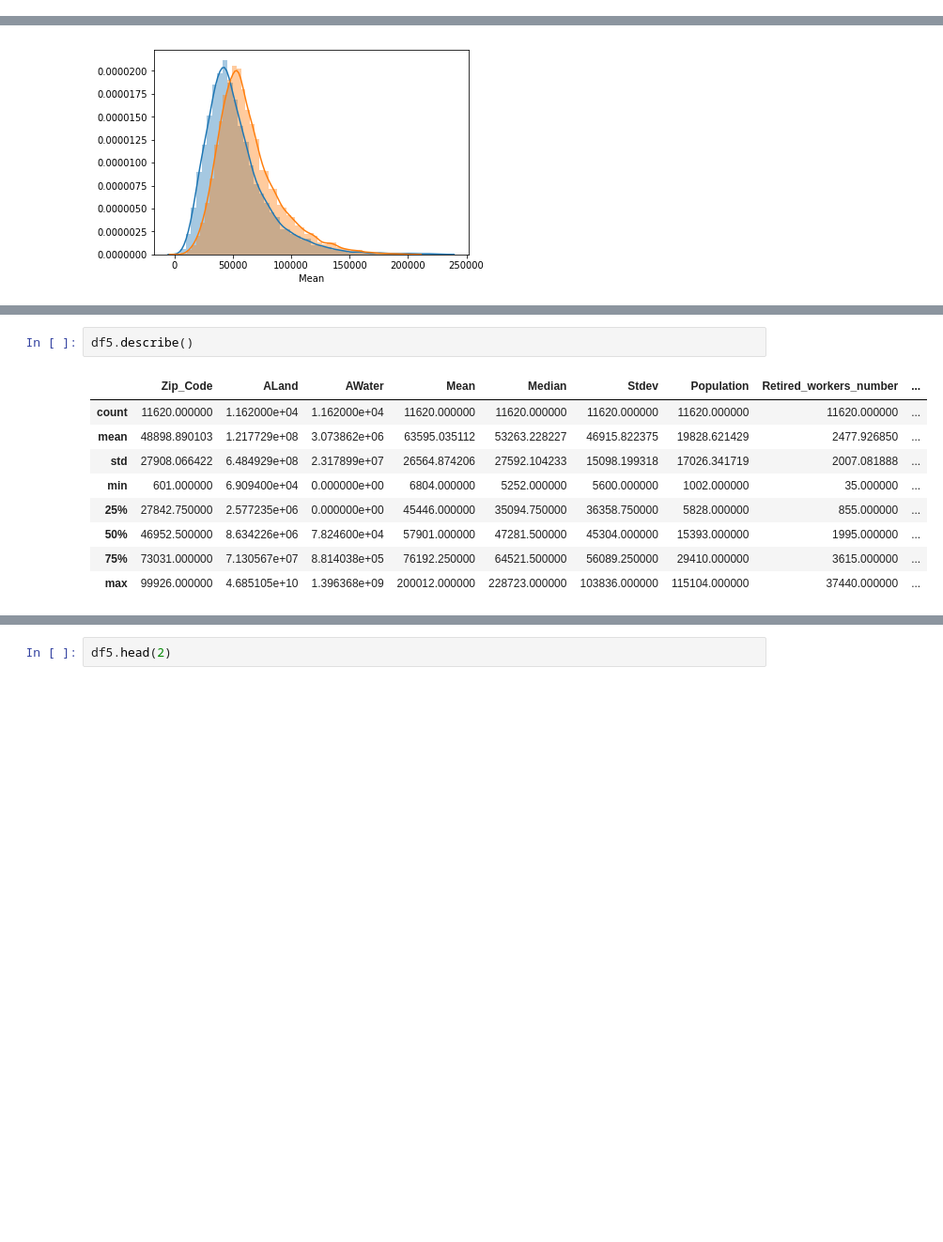
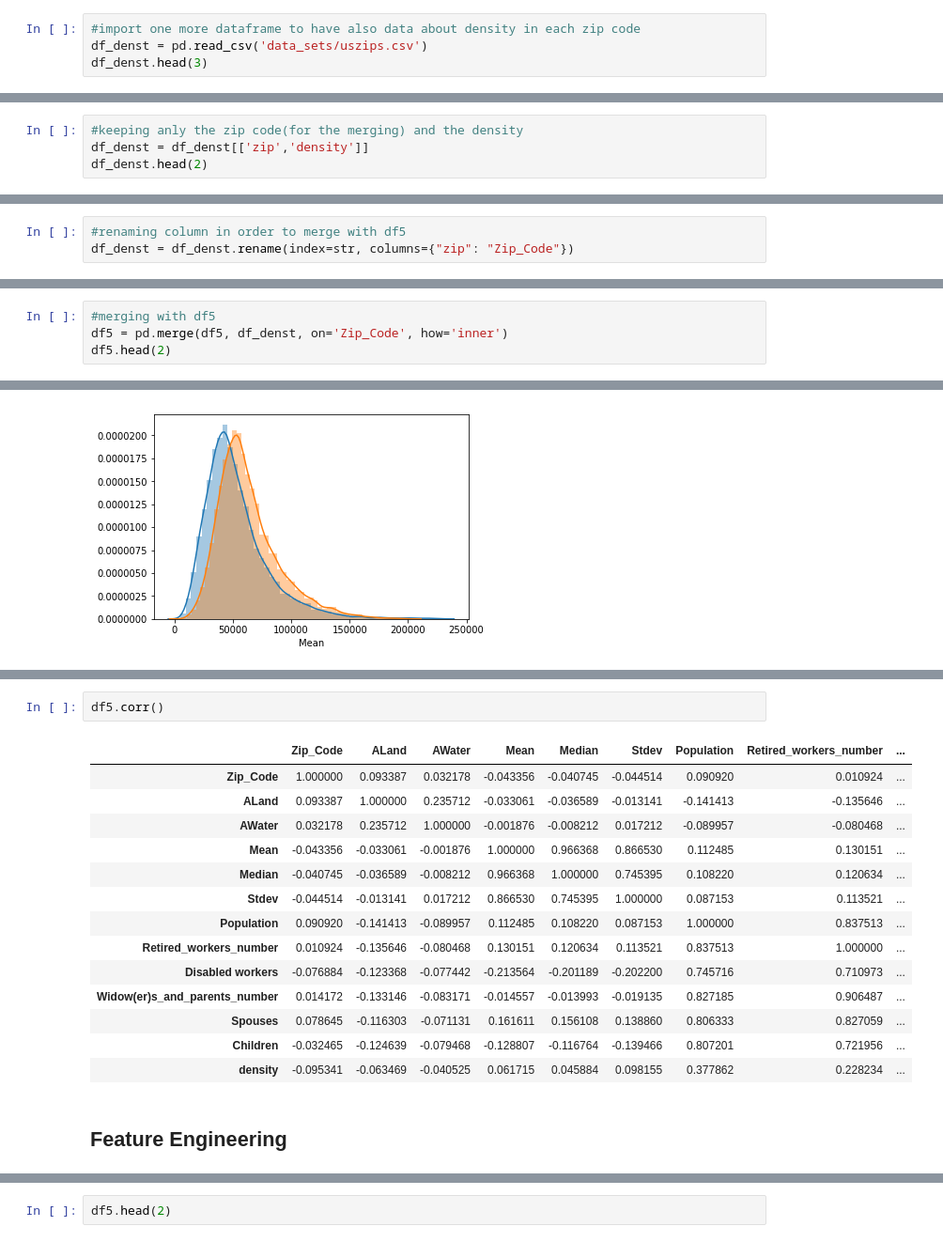
Before and after one commit to omerhakim/Prediction-of-Median-Income-in-the-US, a Jupyter notebook: Mod_3_project.ipynb, the cells around one changed output, grey strips where cells are left out. Shown: that part at 94% size. Saved outputs shown, nothing was run; the diff lists cells and outputs as text; blank space fills up the shorter version.

```diff
--- a/Mod_3_project.ipynb
+++ b/Mod_3_project.ipynb
@@ -282,0 +343,4 @@ memory usage: 1.7+ MB
+# %%
+#import one more dataframe to have also data about density in each zip code
+df_denst = pd.read_csv('data_sets/uszips.csv')
+df_denst.head(3)
@@ -282,0 +352,4 @@ memory usage: 1.7+ MB
+# %%
+#keeping anly the zip code(for the merging) and the density
+df_denst = df_denst[['zip','density']]
+df_denst.head(2)
@@ -282,0 +360,3 @@ memory usage: 1.7+ MB
+# %%
+#renaming column in order to merge with df5
+df_denst = df_denst.rename(index=str, columns={"zip": "Zip_Code"})
@@ -282,0 +373,4 @@ memory usage: 1.7+ MB
+# %%
+#merging with df5
+df5 = pd.merge(df5, df_denst, on='Zip_Code', how='inner')
+df5.head(2)
@@ -349,13 +462,20 @@ Name: Type, dtype: int64
 # %%
-df5.describe()
+df5.corr()
 # %% [output]
 |  | Zip_Code | ALand | AWater | Mean | Median | Stdev | Population | Retired_workers_number | ... |
-| count | 11620.000000 | 1.162000e+04 | 1.162000e+04 | 11620.000000 | 11620.000000 | 11620.000000 | 11620.000000 | 11620.000000 | ... |
-| mean | 48898.890103 | 1.217729e+08 | 3.073862e+06 | 63595.035112 | 53263.228227 | 46915.822375 | 19828.621429 | 2477.926850 | ... |
-| std | 27908.066422 | 6.484929e+08 | 2.317899e+07 | 26564.874206 | 27592.104233 | 15098.199318 | 17026.341719 | 2007.081888 | ... |
-| min | 601.000000 | 6.909400e+04 | 0.000000e+00 | 6804.000000 | 5252.000000 | 5600.000000 | 1002.000000 | 35.000000 | ... |
-| 25% | 27842.750000 | 2.577235e+06 | 0.000000e+00 | 45446.000000 | 35094.750000 | 36358.750000 | 5828.000000 | 855.000000 | ... |
-| 50% | 46952.500000 | 8.634226e+06 | 7.824600e+04 | 57901.000000 | 47281.500000 | 45304.000000 | 15393.000000 | 1995.000000 | ... |
-| 75% | 73031.000000 | 7.130567e+07 | 8.814038e+05 | 76192.250000 | 64521.500000 | 56089.250000 | 29410.000000 | 3615.000000 | ... |
-| max | 99926.000000 | 4.685105e+10 | 1.396368e+09 | 200012.000000 | 228723.000000 | 103836.000000 | 115104.000000 | 37440.000000 | ... |
+| Zip_Code | 1.000000 | 0.093387 | 0.032178 | -0.043356 | -0.040745 | -0.044514 | 0.090920 | 0.010924 | ... |
+| ALand | 0.093387 | 1.000000 | 0.235712 | -0.033061 | -0.036589 | -0.013141 | -0.141413 | -0.135646 | ... |
+| AWater | 0.032178 | 0.235712 | 1.000000 | -0.001876 | -0.008212 | 0.017212 | -0.089957 | -0.080468 | ... |
+| Mean | -0.043356 | -0.033061 | -0.001876 | 1.000000 | 0.966368 | 0.866530 | 0.112485 | 0.130151 | ... |
+| Median | -0.040745 | -0.036589 | -0.008212 | 0.966368 | 1.000000 | 0.745395 | 0.108220 | 0.120634 | ... |
+| Stdev | -0.044514 | -0.013141 | 0.017212 | 0.866530 | 0.745395 | 1.000000 | 0.087153 | 0.113521 | ... |
+| Population | 0.090920 | -0.141413 | -0.089957 | 0.112485 | 0.108220 | 0.087153 | 1.000000 | 0.837513 | ... |
+| Retired_workers_number | 0.010924 | -0.135646 | -0.080468 | 0.130151 | 0.120634 | 0.113521 | 0.837513 | 1.000000 | ... |
+| Disabled workers | -0.076884 | -0.123368 | -0.077442 | -0.213564 | -0.201189 | -0.202200 | 0.745716 | 0.710973 | ... |
+| Widow(er)s_and_parents_number | 0.014172 | -0.133146 | -0.083171 | -0.014557 | -0.013993 | -0.019135 | 0.827185 | 0.906487 | ... |
+| Spouses | 0.078645 | -0.116303 | -0.071131 | 0.161611 | 0.156108 | 0.138860 | 0.806333 | 0.827059 | ... |
+| Children | -0.032465 | -0.124639 | -0.079468 | -0.128807 | -0.116764 | -0.139466 | 0.807201 | 0.721956 | ... |
+| density | -0.095341 | -0.063469 | -0.040525 | 0.061715 | 0.045884 | 0.098155 | 0.377862 | 0.228234 | ... |
+# %% [markdown]
+## Feature Engineering
 # %%
```
Also changed, not shown: parts of 130 cells of this notebook.
